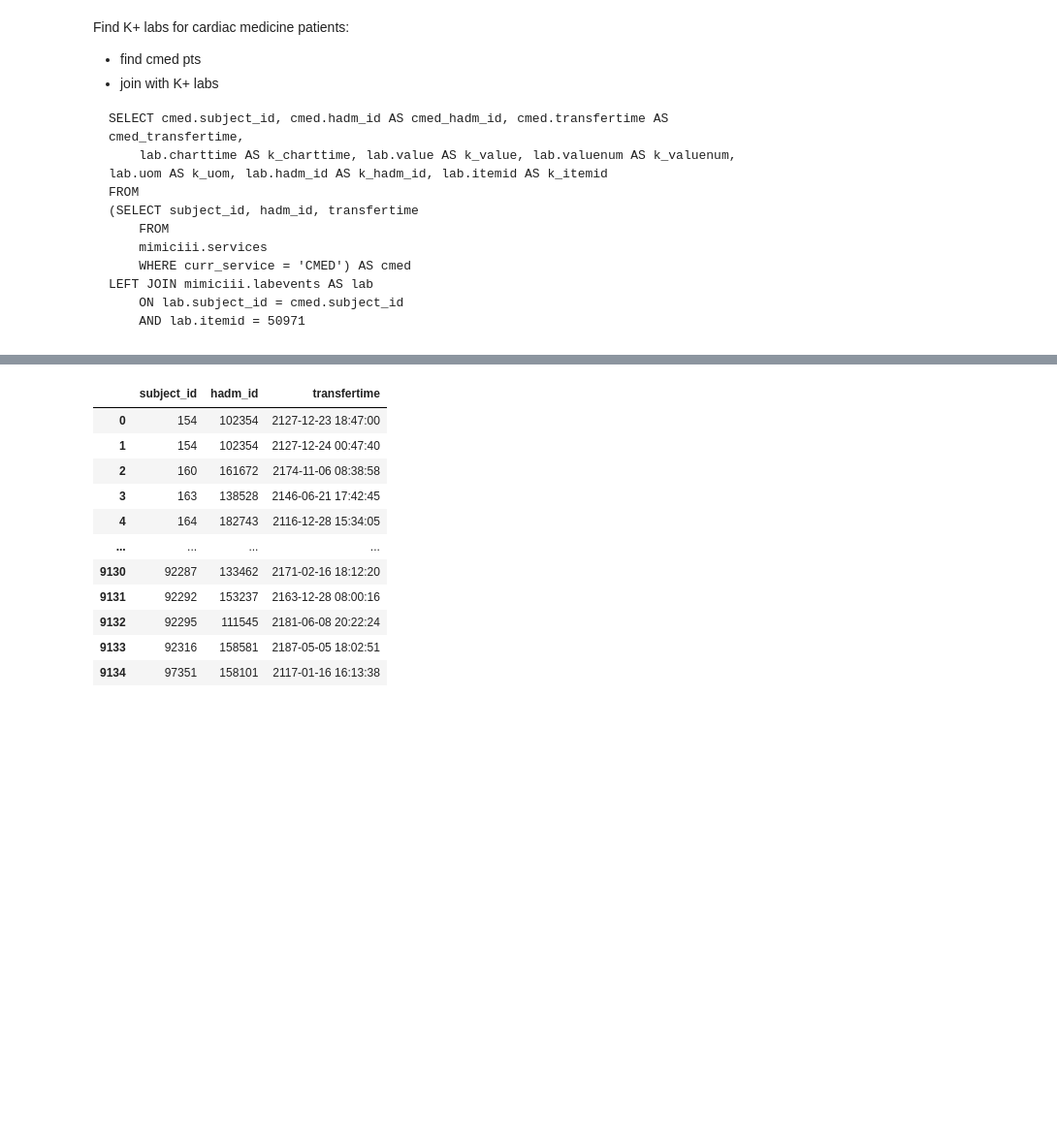
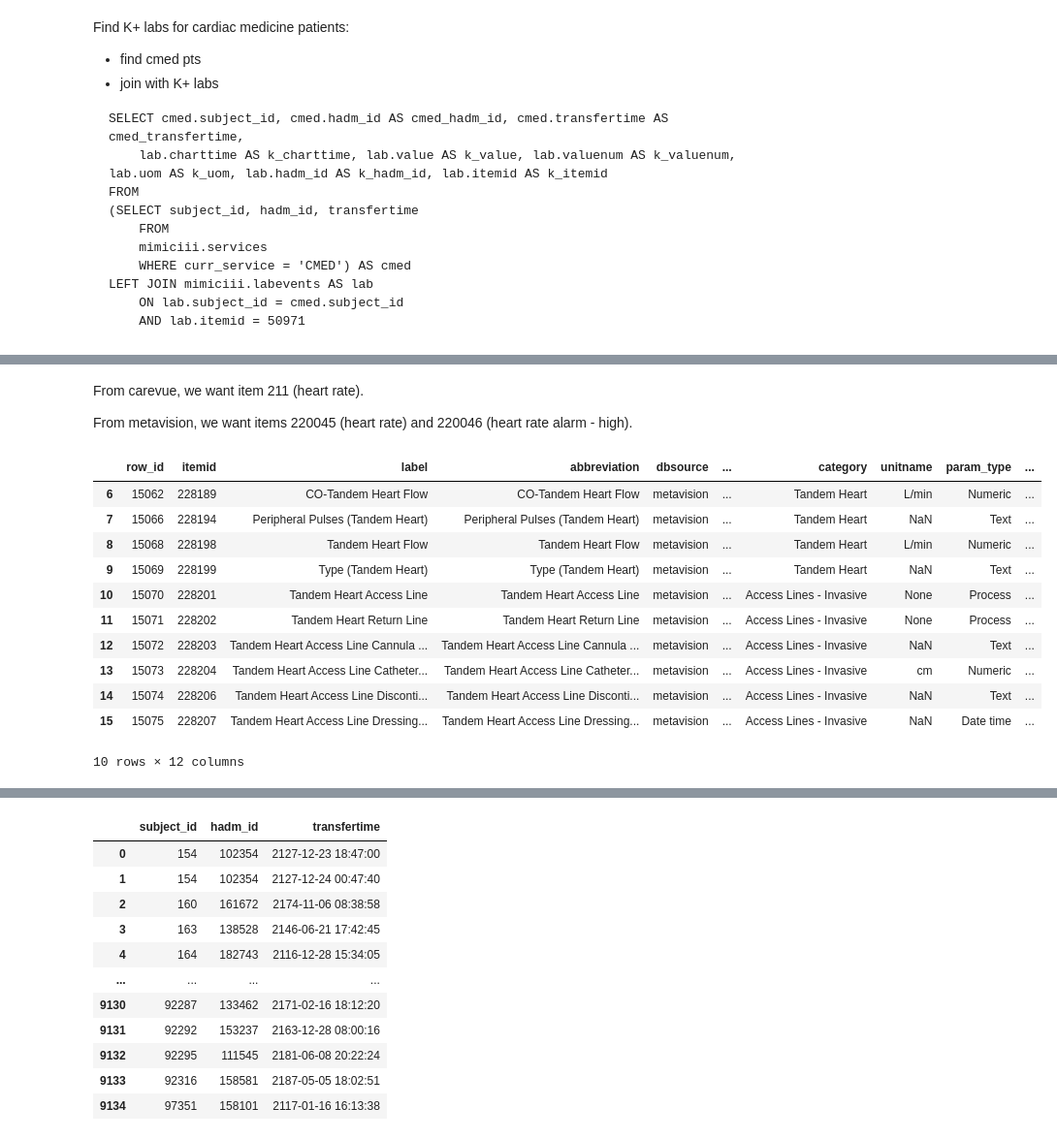
Before and after one commit to yankou/Electric-Rhythms, a Jupyter notebook: notebooks/ExploratoryDataAnalysis.ipynb, the cells around one changed output, grey strips where cells are left out. Shown at 97% size. Saved outputs shown, nothing was run; the diff lists cells and outputs as text; code cells hidden in the pictures; blank space fills up the shorter version.

```diff
--- a/notebooks/ExploratoryDataAnalysis.ipynb
+++ b/notebooks/ExploratoryDataAnalysis.ipynb
@@ -89,0 +231,3 @@ mimic_common.loaded_sql[0]
+# %%
+carevue_heart = heart_items[heart_items.dbsource=='carevue']
+metavision_heart = heart_items[heart_items.dbsource=='metavision']
@@ -89,0 +245,19 @@ mimic_common.loaded_sql[0]
+# %% [markdown]
+From carevue, we want item 211 (heart rate).
+
+From metavision, we want items 220045 (heart rate) and 220046 (heart rate alarm - high).
+# %%
+metavision_heart[:10]
+# %% [output]
+|  | row_id | itemid | label | abbreviation | dbsource | ... | category | unitname | param_type | ... |
+| 6 | 15062 | 228189 | CO-Tandem Heart Flow | CO-Tandem Heart Flow | metavision | ... | Tandem Heart | L/min | Numeric | ... |
+| 7 | 15066 | 228194 | Peripheral Pulses (Tandem Heart) | Peripheral Pulses (Tandem Heart) | metavision | ... | Tandem Heart | NaN | Text | ... |
+| 8 | 15068 | 228198 | Tandem Heart Flow | Tandem Heart Flow | metavision | ... | Tandem Heart | L/min | Numeric | ... |
+| 9 | 15069 | 228199 | Type (Tandem Heart) | Type (Tandem Heart) | metavision | ... | Tandem Heart | NaN | Text | ... |
+| 10 | 15070 | 228201 | Tandem Heart Access Line | Tandem Heart Access Line | metavision | ... | Access Lines - Invasive | None | Process | ... |
+| 11 | 15071 | 228202 | Tandem Heart Return Line | Tandem Heart Return Line | metavision | ... | Access Lines - Invasive | None | Process | ... |
+| 12 | 15072 | 228203 | Tandem Heart Access Line Cannula ... | Tandem Heart Access Line Cannula ... | metavision | ... | Access Lines - Invasive | NaN | Text | ... |
+| 13 | 15073 | 228204 | Tandem Heart Access Line Catheter... | Tandem Heart Access Line Catheter... | metavision | ... | Access Lines - Invasive | cm | Numeric | ... |
+| 14 | 15074 | 228206 | Tandem Heart Access Line Disconti... | Tandem Heart Access Line Disconti... | metavision | ... | Access Lines - Invasive | NaN | Text | ... |
+| 15 | 15075 | 228207 | Tandem Heart Access Line Dressing... | Tandem Heart Access Line Dressing... | metavision | ... | Access Lines - Invasive | NaN | Date time | ... |
+10 rows × 12 columns
```
Also changed, not shown: parts of 15 cells of this notebook.
